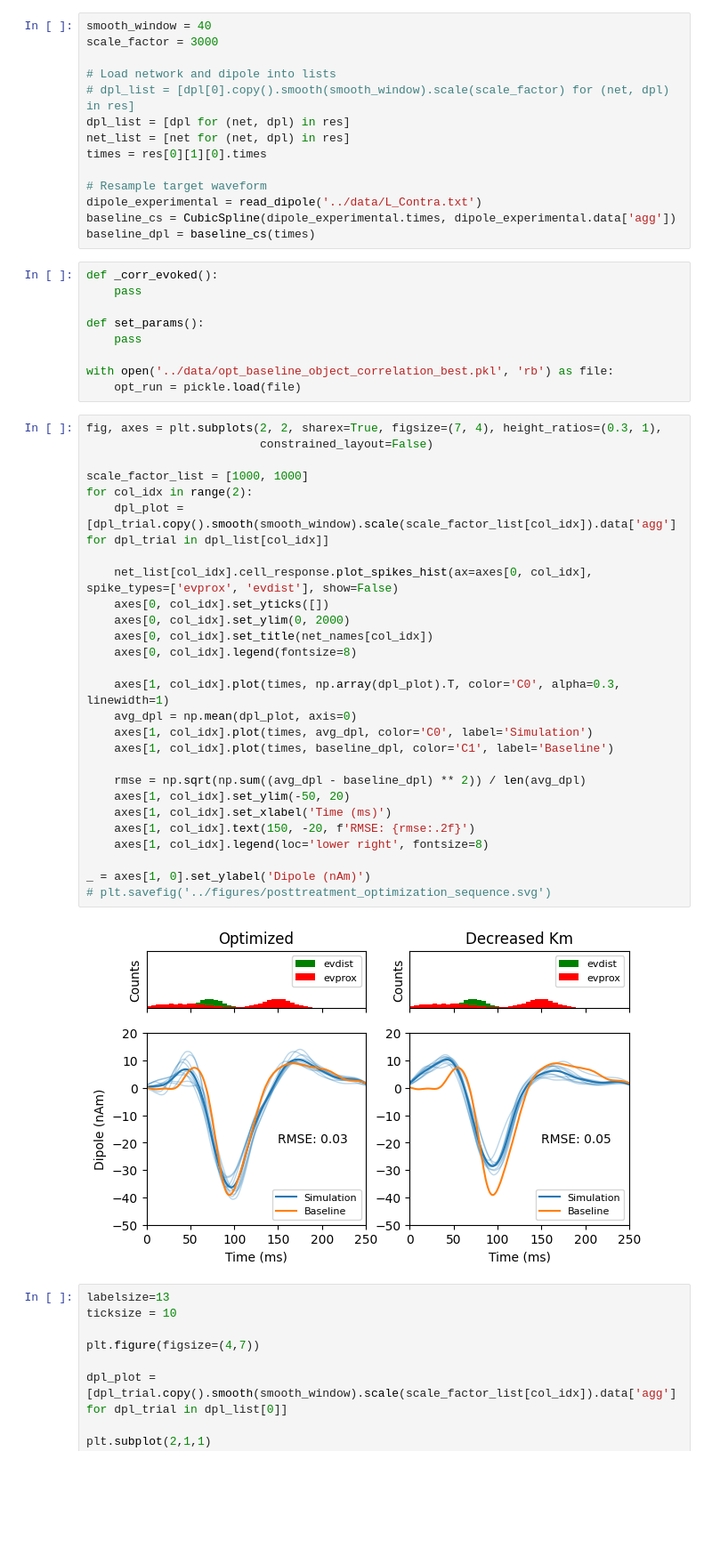
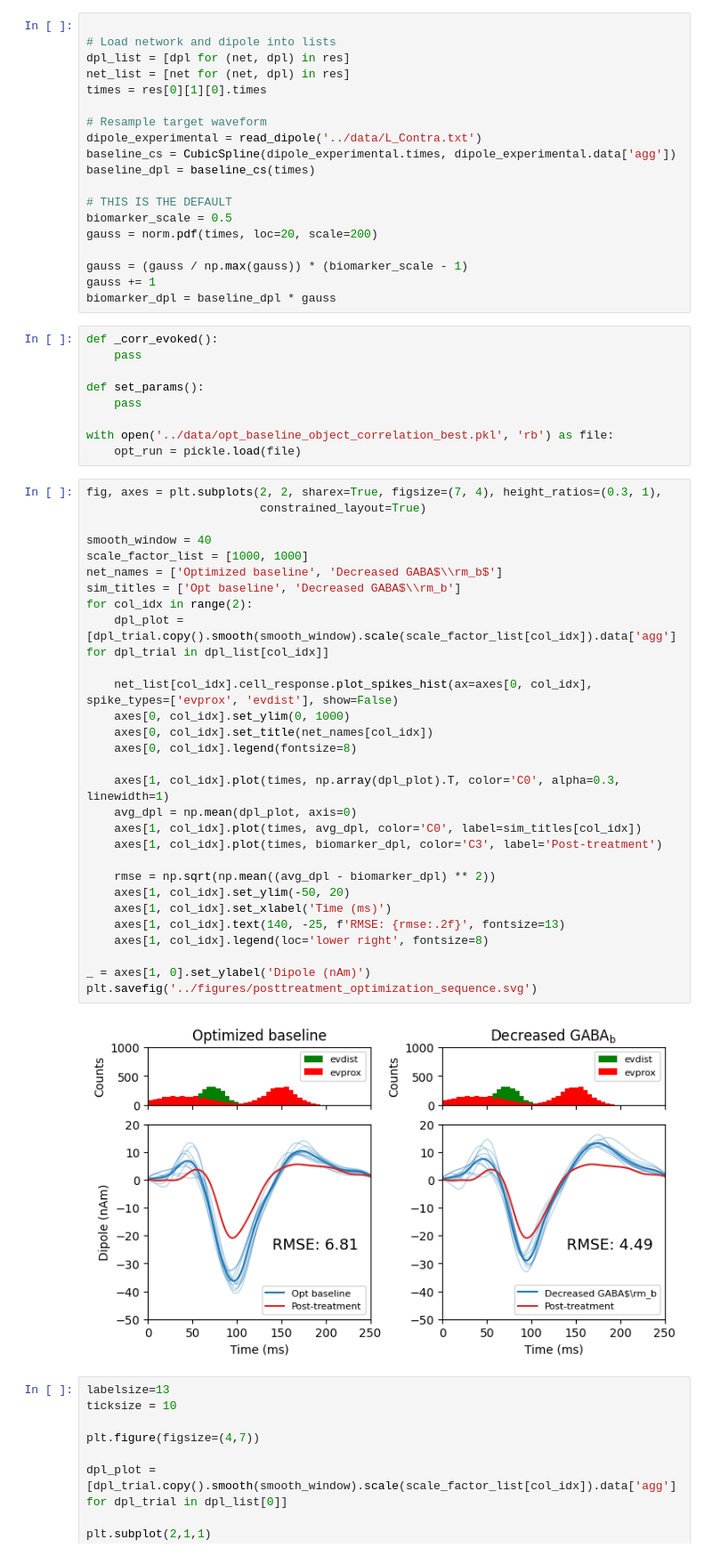
Before and after one commit to ntolley/hnn_jove, a Jupyter notebook: notebooks/posttreatment_optimization_figure.ipynb, the cells around one changed output. Shown at 89% size. Saved outputs shown, nothing was run; the diff lists cells and outputs as text; blank space fills up the shorter version.

Commit message:
add posttreatment fig

```diff
--- a/notebooks/posttreatment_optimization_figure.ipynb
+++ b/notebooks/posttreatment_optimization_figure.ipynb
@@ -114,9 +115,6 @@ Trial 10: 240.0 ms...
 # %%
-smooth_window = 40
-scale_factor = 3000
 
 # Load network and dipole into lists
-# dpl_list = [dpl[0].copy().smooth(smooth_window).scale(scale_factor) for (net, dpl) in res]
 dpl_list = [dpl for (net, dpl) in res]
 net_list = [net for (net, dpl) in res]
 times = res[0][1][0].times
@@ -125,6 +123,14 @@ times = res[0][1][0].times
 dipole_experimental = read_dipole('../data/L_Contra.txt')
 baseline_cs = CubicSpline(dipole_experimental.times, dipole_experimental.data['agg'])
 baseline_dpl = baseline_cs(times)
+
+# THIS IS THE DEFAULT
+biomarker_scale = 0.5
+gauss = norm.pdf(times, loc=20, scale=200)
+
+gauss = (gauss / np.max(gauss)) * (biomarker_scale - 1)
+gauss += 1
+biomarker_dpl = baseline_dpl * gauss
 # %%
 def _corr_evoked():
     pass
@@ -136,33 +142,35 @@ with open('../data/opt_baseline_object_correlation_best.pkl', 'rb') as file:
     opt_run = pickle.load(file)
 # %%
 fig, axes = plt.subplots(2, 2, sharex=True, figsize=(7, 4), height_ratios=(0.3, 1),
-                         constrained_layout=False)
+                         constrained_layout=True)
 
+smooth_window = 40
 scale_factor_list = [1000, 1000]
+net_names = ['Optimized baseline', 'Decreased GABA$\\rm_b$']
+sim_titles = ['Opt baseline', 'Decreased GABA$\\rm_b']
 for col_idx in range(2):
     dpl_plot = [dpl_trial.copy().smooth(smooth_window).scale(scale_factor_list[col_idx]).data['agg'] for dpl_trial in dpl_list[col_idx]]
 
     net_list[col_idx].cell_response.plot_spikes_hist(ax=axes[0, col_idx], spike_types=['evprox', 'evdist'], show=False)
-    axes[0, col_idx].set_yticks([])
-    axes[0, col_idx].set_ylim(0, 2000)
+    axes[0, col_idx].set_ylim(0, 1000)
     axes[0, col_idx].set_title(net_names[col_idx])
     axes[0, col_idx].legend(fontsize=8)
 
     axes[1, col_idx].plot(times, np.array(dpl_plot).T, color='C0', alpha=0.3, linewidth=1)
     avg_dpl = np.mean(dpl_plot, axis=0)
-    axes[1, col_idx].plot(times, avg_dpl, color='C0', label='Simulation')
-    axes[1, col_idx].plot(times, baseline_dpl, color='C1', label='Baseline')
+    axes[1, col_idx].plot(times, avg_dpl, color='C0', label=sim_titles[col_idx])
+    axes[1, col_idx].plot(times, biomarker_dpl, color='C3', label='Post-treatment')
 
-    rmse = np.sqrt(np.sum((avg_dpl - baseline_dpl) ** 2)) / len(avg_dpl)
+    rmse = np.sqrt(np.mean((avg_dpl - biomarker_dpl) ** 2))
     axes[1, col_idx].set_ylim(-50, 20)
     axes[1, col_idx].set_xlabel('Time (ms)')
-    axes[1, col_idx].text(150, -20, f'RMSE: {rmse:.2f}')
+    axes[1, col_idx].text(140, -25, f'RMSE: {rmse:.2f}', fontsize=13)
     axes[1, col_idx].legend(loc='lower right', fontsize=8)
 
 _ = axes[1, 0].set_ylabel('Dipole (nAm)')
-# plt.savefig('../figures/posttreatment_optimization_sequence.svg')
+plt.savefig('../figures/posttreatment_optimization_sequence.svg')
 # %% [output]
-[figure, old version]
+[figure, new version]
 # %%
 labelsize=13
 ticksize = 10
```
Also changed, not shown: parts of 2 cells of this notebook, 3 other files.
